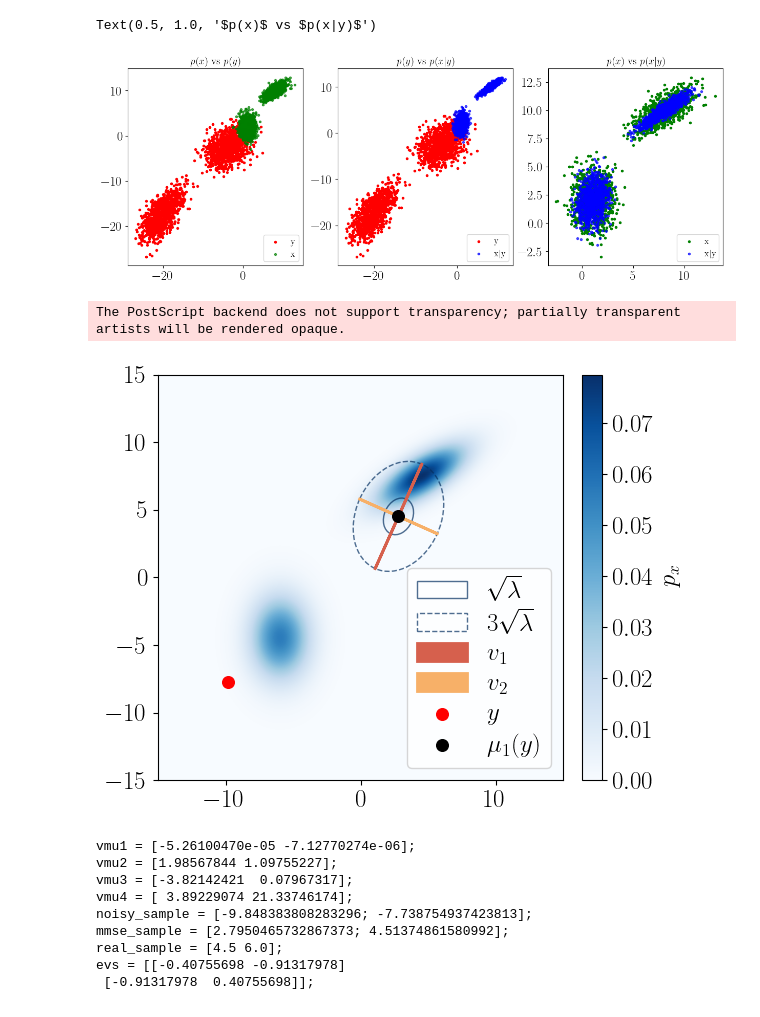
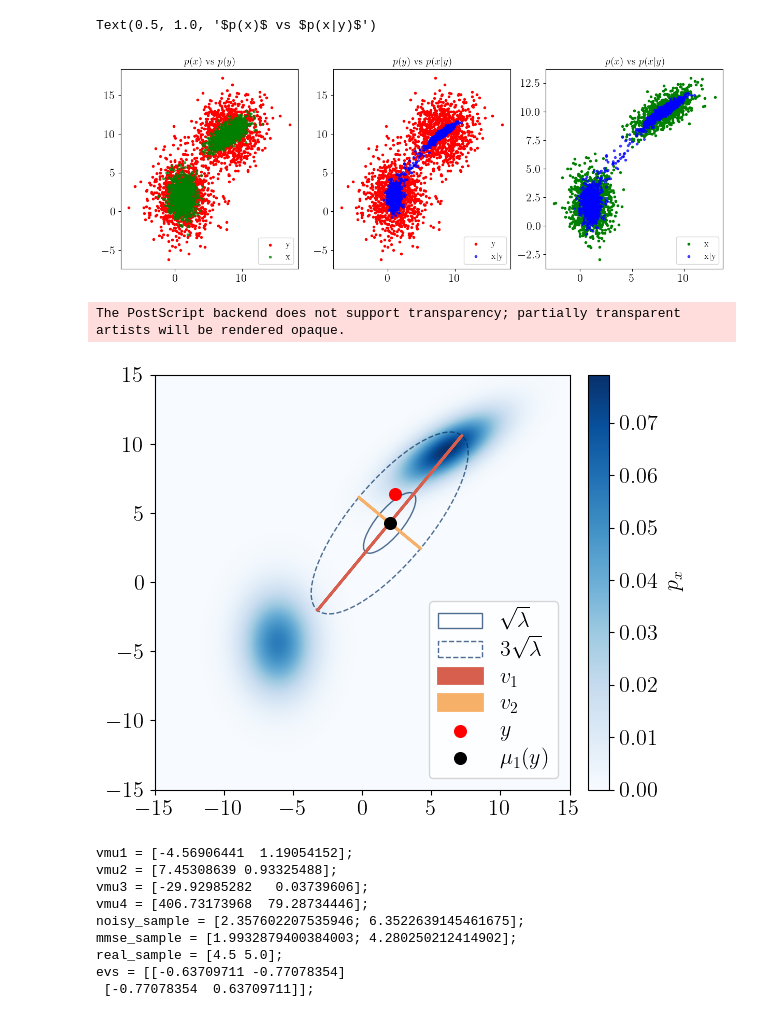
Before and after one commit to xiao-shi-1026/GaussianDenoisingPosterior, a Jupyter notebook: GMMexample/GMMmain.ipynb, the cells around one changed output. Drawn from its saved outputs; the diff is of its cells as text; code cells hidden in the pictures.

```diff
--- a/GMMexample/GMMmain.ipynb
+++ b/GMMexample/GMMmain.ipynb
@@ -5,29 +5,34 @@ import numpy as np
 import matplotlib.patches as patches
 import os
 import subprocess # inkspace
-from scipy.stats import gaussian_kde
+
+import numpy as np
+from scipy.optimize import minimize
 # import seaborn as sns
 # sns.set_style('white')
-np.random.seed(40)
+rd = 30
+np.random.seed(rd)
 plt.rcParams.update({
     "text.usetex": True,
     "font.family": "cmu-serif",
     "mathtext.fontset": "cm",
-    "font.size": 18
+    "font.size": 16
 })
 
 # MACos only
 # import os
 # os.environ["PATH"] += os.pathsep + "/Library/TeX/texbin"
 # %%
-M, DX, DY, N, noise_level = (2, 2, 2, 10000, 8) # number of individual gaussians, dimension of the data, number of samples
+M, DX, DY, N, noise_level = (3, 2, 2, 10000, 4) # number of individual gaussians, dimension of the data, number of samples
 # mus = GMM.generate_mu_list(M, DX)
 # sigmas = GMM.generate_sigma_list(M, DX)
 mus = [np.array([1, 2]), np.array([8, 10])]
 sigmas = [np.array([[1, 0], [0, 2]]), np.array([[2, 1], [1, 1]])]
 x = GMM.sample_multivariate_gaussian_mixture(mus, sigmas, N).T
 
-A = np.random.randn(DY, DX)
+A = np.array([[1, 0], [0, 1]])
+# A = np.random.randn(DY, DX)
+
 Nsigma, n = GMM.generate_noise(noise_level, DY, N)
 
 y = A @ x + n
@@ -62,22 +67,22 @@ plt.legend(loc='lower right', fontsize=12)
 plt.title('$p(x)$ vs $p(x|y)$', fontsize=14)
 # %% [output]
 Text(0.5, 1.0, '$p(x)$ vs $p(x|y)$')
-[figure, old version]
+[figure, new version]
 # %%
 n_ev = 2 # number of eigenvectors
 
 plt.figure(figsize=(6,5))
 
-[XX, YY] = np.meshgrid(np.linspace(-5,15,200), np.linspace(-5,15,200))
+[XX, YY] = np.meshgrid(np.linspace(-4,13,100), np.linspace(-4,13,100))
 
 xs = np.stack([XX.ravel(), YY.ravel()])
 GMM_pdf, GMM_mean = GMM.px_pdf_real(xs, mus, sigmas)
 
 x_1 = GMM_mean.reshape(-1,1)
 # x_1 = np.array([-10, -10]).reshape(2,1).astype(np.float64)
-
+x_1 = np.array([4.5, 5]).reshape(2,1).astype(np.float64)
 y_1 = A @ x_1 + GMM.generate_noise(noise_level, DY, 1)[1]
-
+# y_1 = np.array([[3.5], [6.35]]).astype(np.float64)
 
 first_moments, second_moments, eigvecs, eigvals, mmse = GMM.moment_calculation(y_1, A, mus, sigmas, Nsigma, n_ev)
 
@@ -95,46 +100,45 @@ plt.gca().add_artist(threesig_ellipse)
 eigvecs /= np.linalg.norm(eigvecs, axis=0, keepdims=True)
 eigvals = np.abs(eigvals)
 
 plt.arrow(mmse[0,0], mmse[1,0], eigvecs[0,0] * 3 * np.sqrt(eigvals[0]), eigvecs[1,0] * 3 * np.sqrt(eigvals[0]), head_length=0, color='#d6604d', linewidth=2, label='$v_1$')
 plt.arrow(mmse[0,0], mmse[1,0], -eigvecs[0,0] * 3 * np.sqrt(eigvals[0]), -eigvecs[1,0] * 3 * np.sqrt(eigvals[0]), head_length=0, color='#d6604d', linewidth=2)
 if n_ev > 1:
     plt.arrow(mmse[0,0], mmse[1,0], eigvecs[0,1] * 3 * np.sqrt(eigvals[1]), eigvecs[1,1] * 3 * np.sqrt(eigvals[1]), head_length=0, color='#f7b068', linewidth=2, label='$v_2$')
     plt.arrow(mmse[0,0], mmse[1,0], -eigvecs[0,1] * 3 * np.sqrt(eigvals[1]), -eigvecs[1,1] * 3 * np.sqrt(eigvals[1]), head_length=0, color='#f7b068', linewidth=2)
 plt.scatter(y_1[0], y_1[1], marker='o', color='red', label='$y$', s=70)
 plt.scatter(mmse[0], mmse[1], marker='o', color='black', label='$\mu_1(y)$', s=70)
 
 y_up = (mmse + 3 * np.sqrt(eigvals) * eigvecs)[:,0]
 y_down = (mmse - 3 * np.sqrt(eigvals) * eigvecs)[:, 0]
 
 plt.colorbar(c, ax=plt.gca(), label="$p_x$", fraction=0.046, pad=0.04)
 
 plt.legend(loc='lower right', labelspacing=0.3)
 plt.tight_layout()
 ylimmin, ylimmax = plt.gca().get_ylim()
 xlimmin, xlimmax = plt.gca().get_xlim()
 os.makedirs('Figures', exist_ok=True)
 plt.savefig(os.path.join('Figures', 'GMM_Example_theoretical.pdf'), dpi=500, bbox_inches='tight')
 plt.savefig(os.path.join('Figures', 'GMM_Example_theoretical.png'), dpi=500, bbox_inches='tight')
 plt.savefig(os.path.join('Figures', 'GMM_Example_theoretical.svg'), dpi=500, bbox_inches='tight')
 plt.savefig(os.path.join('Figures', 'GMM_Example_theoretical.eps'), dpi=500, bbox_inches='tight')
 subprocess.call('inkscape Figures/GMM_Example_theoretical.svg --export-type="emf"',shell=True)
 
 plt.show()
 # %% [output]
 The PostScript backend does not support transparency; partially transparent artists will be rendered opaque.
-[figure, old version]
+[figure, new version]
 # %%
-from scipy.stats import gaussian_kde, norm
+
 h=1e-5
 A_invT = np.linalg.pinv(A.T)
 third_moments = []
 fourth_moments = []
 for i in range(n_ev):
-    first_term = GMM.mu1_real(y_1 + A @ eigvecs[:, i].reshape(2,1) * 2 * h,  A, mus, sigmas, Nsigma)
+    first_term = GMM.mu1_real(y_1 + A @ eigvecs[:, i].reshape(2,1) * 2 * h, A, mus, sigmas, Nsigma)
     second_term = GMM.mu1_real(y_1 + A @ eigvecs[:, i].reshape(2,1) * h, A, mus, sigmas, Nsigma)
     third_term = GMM.mu1_real(y_1, A, mus, sigmas, Nsigma)
     fourth_term = GMM.mu1_real(y_1 - A @ eigvecs[:, i].reshape(2,1) * h, A, mus, sigmas, Nsigma)
-
     deriv_approx = (1/(h**3)) * (first_term - 3 * second_term + 3 * third_term - fourth_term)
 
     fourth_moments.append((noise_level ** 3) * (eigvecs[:, i] @ deriv_approx)[0] + 3 * (second_moments[i] ** 2))
@@ -142,11 +146,13 @@ for i in range(n_ev):
     deriv_approx = (1/(h**2)) * (second_term - 2 * third_term + fourth_term)
     third_moments.append((noise_level ** 2) * (eigvecs[:, i] @ deriv_approx)[0])
 
+first_moments = first_moments[:,0]
+second_moments = second_moments
 third_moments = np.array(third_moments)
 fourth_moments = np.array(fourth_moments)
 
 
-print(f'vmu1 = {first_moments[:,0]};')
+print(f'vmu1 = {first_moments};')
 print(f'vmu2 = {second_moments};')
 print(f'vmu3 = {third_moments};')
 print(f'vmu4 = {fourth_moments};')
@@ -154,22 +160,13 @@ print(f'noisy_sample = [{y_1[0,0]}; {y_1[1,0]}];')
 print(f'mmse_sample = [{mmse[0,0]}; {mmse[1,0]}];')
 print(f'real_sample = [{x_1[0,0]} {x_1[1,0]}];')
 print(f'evs = {eigvecs};')
-
-# print(first_moments.shape)
-mean = (first_moments.reshape(-1, 1).T @ A_invT)
-mean = first_moments[0][0]
-variance = (second_moments)[0]
-std_dev = np.sqrt(variance)
-
-skewness = ((third_moments)[0] - 3 * mean * variance - mean**3) / (std_dev ** 3)
-kurtosis = ((fourth_moments)[0] - 4 * mean * (third_moments)[0] + 6 * mean**2 * variance + mean**4) / (std_dev ** 4) - 3
 # %% [output]
-vmu1 = [-5.26100470e-05 -7.12770274e-06];
-vmu2 = [1.98567844 1.09755227];
-vmu3 = [-3.82142421  0.07967317];
-vmu4 = [ 3.89229074 21.33746174];
-noisy_sample = [-9.848383808283296; -7.738754937423813];
-mmse_sample = [2.7950465732867373; 4.51374861580992];
-real_sample = [4.5 6.0];
-evs = [[-0.40755698 -0.91317978]
- [-0.91317978  0.40755698]];
+vmu1 = [-4.56906441  1.19054152];
+vmu2 = [7.45308639 0.93325488];
+vmu3 = [-29.92985282   0.03739606];
+vmu4 = [406.73173968  79.28734446];
+noisy_sample = [2.357602207535946; 6.3522639145461675];
+mmse_sample = [1.9932879400384003; 4.280250212414902];
+real_sample = [4.5 5.0];
+evs = [[-0.63709711 -0.77078354]
+ [-0.77078354  0.63709711]];
```
Also changed, not shown: parts of 2 cells of this notebook, 5 other files.
